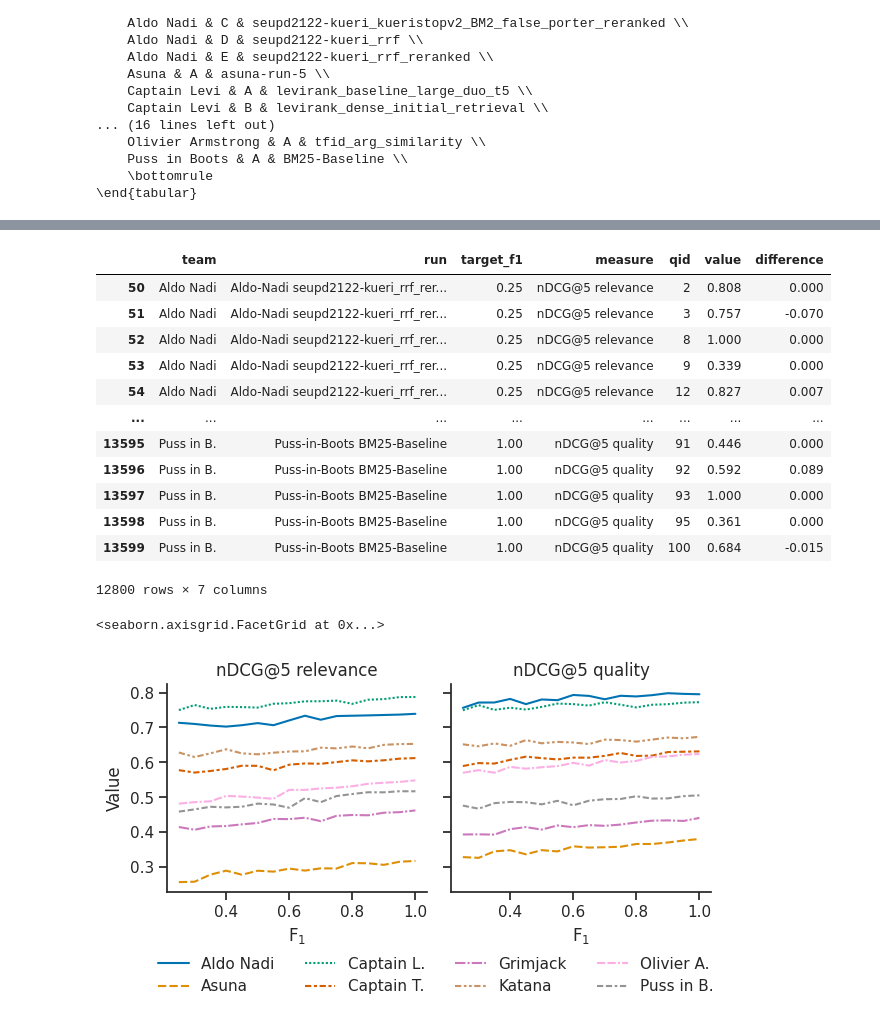
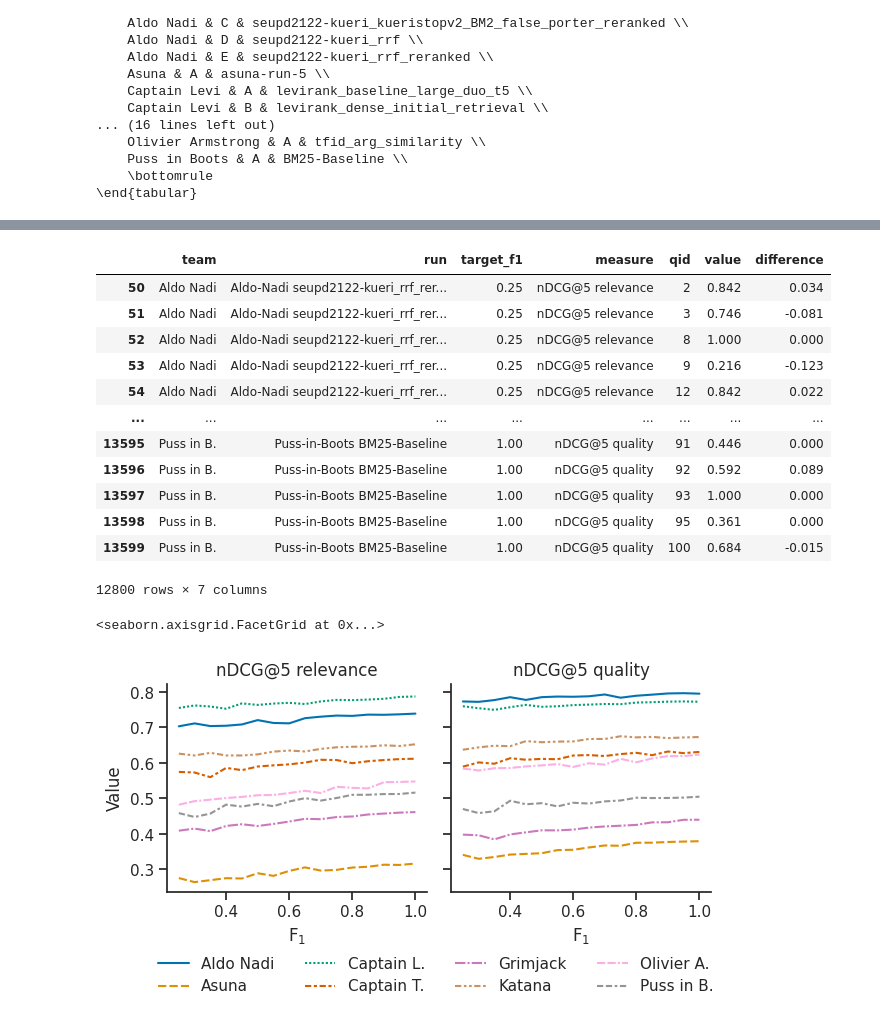
Before and after one commit to webis-de/argmining23-stance-aware-re-ranking, a Jupyter notebook: notebooks/evaluation_reranking.ipynb, the cells around one changed output, grey strips where cells are left out. Cells and saved outputs as stored; diff of their text form; code cells hidden in the pictures.

```diff
--- a/notebooks/evaluation_reranking.ipynb
+++ b/notebooks/evaluation_reranking.ipynb
@@ -33,7 +32,7 @@ def target_f1(name: str) -> float:
 df: DataFrame = read_csv("../data/metrics-reranking.csv")
 
 # Remove duplicate runs.
-df = df.groupby(["name", "qid"], dropna=False, sort=False).aggregate("first").reset_index()
+# df = df.groupby(["name", "qid"], dropna=False, sort=False).aggregate("first").reset_index()
 
 # Pivot measures into column values.
 df = concat([
@@ -84,12 +83,16 @@ df = df.merge(
     suffixes=("", "_optimal_quality"),
 )
 # df = df[df["reranker"] != "optimal-quality@5"]
-df.loc[df["measure"] == "nDCG@5 rel.", "value_optimal"] = df.loc[df["measure"] == "nDCG@5 rel.", "value_optimal_relevance"]
-df.loc[df["measure"] == "nDCG@5 rel.", "value_optimal_aggregated"] = df.loc[df["measure"] == "nDCG@5 rel.", "value_aggregated_optimal_relevance"]
+df.loc[df["measure"] == "nDCG@5 rel.", "value_optimal"] = df.loc[
+    df["measure"] == "nDCG@5 rel.", "value_optimal_relevance"]
+df.loc[df["measure"] == "nDCG@5 rel.", "value_optimal_aggregated"] = df.loc[
+    df["measure"] == "nDCG@5 rel.", "value_aggregated_optimal_relevance"]
 del df["value_optimal_relevance"]
 del df["value_aggregated_optimal_relevance"]
-df.loc[df["measure"] == "nDCG@5 qual.", "value_optimal"] = df.loc[df["measure"] == "nDCG@5 qual.", "value_optimal_quality"]
-df.loc[df["measure"] == "nDCG@5 qual.", "value_optimal_aggregated"] = df.loc[df["measure"] == "nDCG@5 qual.", "value_aggregated_optimal_quality"]
+df.loc[df["measure"] == "nDCG@5 qual.", "value_optimal"] = df.loc[
+    df["measure"] == "nDCG@5 qual.", "value_optimal_quality"]
+df.loc[df["measure"] == "nDCG@5 qual.", "value_optimal_aggregated"] = df.loc[
+    df["measure"] == "nDCG@5 qual.", "value_aggregated_optimal_quality"]
 del df["value_optimal_quality"]
 del df["value_aggregated_optimal_quality"]
 df
@@ -202,7 +205,7 @@ rerankers_table = {
     "gpt3-tsv + stance-first@5": r"GPT-3~{\tiny(\fone=\,0.49)}",
     "google/flan-t5-base@5 + stance-first@5": r"Flan-T5~{\tiny(\fone=\,0.39)}",
     "roberta-csv + stance-first@5": r"\kern-0.25em RoBERTa~{\tiny(\fone=\,0.34)}\kern-0.25em",
-    "stance-first@5": r"Orig.~{\tiny(\fone<\,0.36)}",
+    "stance-first@5": r"Orig.~{\tiny(\fone<\,0.32)}",
 }
 correction_n = len(rerankers_table) + 1
 
@@ -229,7 +232,14 @@ def table_row(df: DataFrame, measure_name: str, run: str, reranker: str) -> Seri
     else:
         df_reranked = df_reranked[df_reranked["reranker"] == reranker]
 
-    df_originals = df[df["reranker"].isna()].sort_values("run").sort_values("value_aggregated", ascending=not measure["maximize"])
+    df_reranked = df_reranked.groupby("qid", dropna=False, sort=False).aggregate({
+        column: "mean" if column.startswith("value") else "first"
+        for column in df_reranked.columns
+        if column != "qid"
+    }).reset_index()
+
+    df_originals = df[df["reranker"].isna()].sort_values("run").sort_values("value_aggregated",
+                                                                            ascending=not measure["maximize"])
     run_ranks_original = {run: i + 1 for i, run in enumerate(df_originals["run"].unique())}
     run_rank_original = run_ranks_original[run]
     df_leaderboard = concat([
@@ -400,7 +410,8 @@ for i, (measure_name, df_measure) in enumerate(df_table.groupby("measure", dropn
                 parts.append(f"{run_rank_original:.0f}")
                 parts.append(f"{value_optimal_aggregated:.2f}")
             else:
-                hidden = "Original" in rerankers_table[reranker] and df_reranker["team"].iloc[0] in ("Aldo-Nadi", "Captain-Tempesta")
+                hidden = "Original" in rerankers_table[reranker] and df_reranker["team"].iloc[0] in (
+                "Aldo-Nadi", "Captain-Tempesta")
                 val_str = f"{value_aggregated:.2f}"
                 if df_reranker["p_value_corrected"].iloc[0] < 0.05:
                     val_str = r"\textbf{" + val_str + r"}"
@@ -420,7 +431,7 @@ for i, (measure_name, df_measure) in enumerate(df_table.groupby("measure", dropn
                 rank_diff_str = f"{rank_worse if run_rank_difference > 0 else rank_better if run_rank_difference < 0 else rank_equal}{abs(run_rank_difference):.0f}"
                 if hidden:
                     rank_diff_str = r"\hidden{" + rank_diff_str + r"}"
-                parts.append(rank_diff_str                                 )
+                parts.append(rank_diff_str)
         print("    " + " & ".join(parts) + r" \\")
 
 print(r"    \bottomrule")
@@ -456,34 +467,33 @@ bins = list(arange(
 # %%
 difference_data = []
 df_tmp = df.copy()
 df_tmp = df_tmp[~df_tmp["target_f1"].isna()]
 df_tmp["difference_original"] = df_tmp["value"] - df_tmp["value_original"]
 for (measure_name, team), df_team in df_tmp.groupby(["measure", "team"], sort=False):
     measure = measures[measures["name"] == measure_name].iloc[0]
-    run = df_team.sort_values("value_original_aggregated" , ascending=not measure["maximize"])["run"].iloc[0]
-    df_team = df_team[df_team["run"] == run]
-    for (target_f1, qid, run), df_group in df_team.groupby(["target_f1", "qid", "run"]):
-        assert len(df_group) == 1
+    run = df_team.sort_values("value_original_aggregated", ascending=not measure["maximize"])["run"].iloc[0]
+    df_run = df_team[df_team["run"] == run]
+    for (target_f1, qid, run), df_group in df_run.groupby(["target_f1", "qid", "run"]):
         difference_data.append({
             "team": team,
             "run": run,
             "target_f1": target_f1,
             "measure": measure["display_name"],
             "qid": qid,
-            "value": df_group["value"].iloc[0],
-            "difference": df_group["difference_original"].iloc[0],
+            "value": df_group["value"].mean(),
+            "difference": df_group["difference_original"].mean(),
         })
 df_plot = DataFrame(difference_data)
 df_plot["team"] = df_plot["team"].map(short_team_names)
 df_plot = df_plot[df_plot["target_f1"] >= first_bin]
 df_plot
 # %% [output]
 |  | team | run | target_f1 | measure | qid | value | difference |
-| 50 | Aldo Nadi | Aldo-Nadi seupd2122-kueri_rrf_rer... | 0.25 | nDCG@5 relevance | 2 | 0.808 | 0.000 |
-| 51 | Aldo Nadi | Aldo-Nadi seupd2122-kueri_rrf_rer... | 0.25 | nDCG@5 relevance | 3 | 0.757 | -0.070 |
+| 50 | Aldo Nadi | Aldo-Nadi seupd2122-kueri_rrf_rer... | 0.25 | nDCG@5 relevance | 2 | 0.842 | 0.034 |
+| 51 | Aldo Nadi | Aldo-Nadi seupd2122-kueri_rrf_rer... | 0.25 | nDCG@5 relevance | 3 | 0.746 | -0.081 |
 | 52 | Aldo Nadi | Aldo-Nadi seupd2122-kueri_rrf_rer... | 0.25 | nDCG@5 relevance | 8 | 1.000 | 0.000 |
-| 53 | Aldo Nadi | Aldo-Nadi seupd2122-kueri_rrf_rer... | 0.25 | nDCG@5 relevance | 9 | 0.339 | 0.000 |
-| 54 | Aldo Nadi | Aldo-Nadi seupd2122-kueri_rrf_rer... | 0.25 | nDCG@5 relevance | 12 | 0.827 | 0.007 |
+| 53 | Aldo Nadi | Aldo-Nadi seupd2122-kueri_rrf_rer... | 0.25 | nDCG@5 relevance | 9 | 0.216 | -0.123 |
+| 54 | Aldo Nadi | Aldo-Nadi seupd2122-kueri_rrf_rer... | 0.25 | nDCG@5 relevance | 12 | 0.842 | 0.022 |
 | ... | ... | ... | ... | ... | ... | ... | ... |
 | 13595 | Puss in B. | Puss-in-Boots BM25-Baseline | 1.00 | nDCG@5 quality | 91 | 0.446 | 0.000 |
 | 13596 | Puss in B. | Puss-in-Boots BM25-Baseline | 1.00 | nDCG@5 quality | 92 | 0.592 | 0.089 |
@@ -531,7 +541,7 @@ plot_values.savefig("../data/plot-reranking-f1.png")
 plot_values
 # %% [output]
 <seaborn.axisgrid.FacetGrid at 0x...>
-[figure, old version]
+[figure, new version]
 # %%
 aspect = 1.1
 width = 3.5
```
Also changed, not shown: parts of 8 cells of this notebook, 4 other files.
